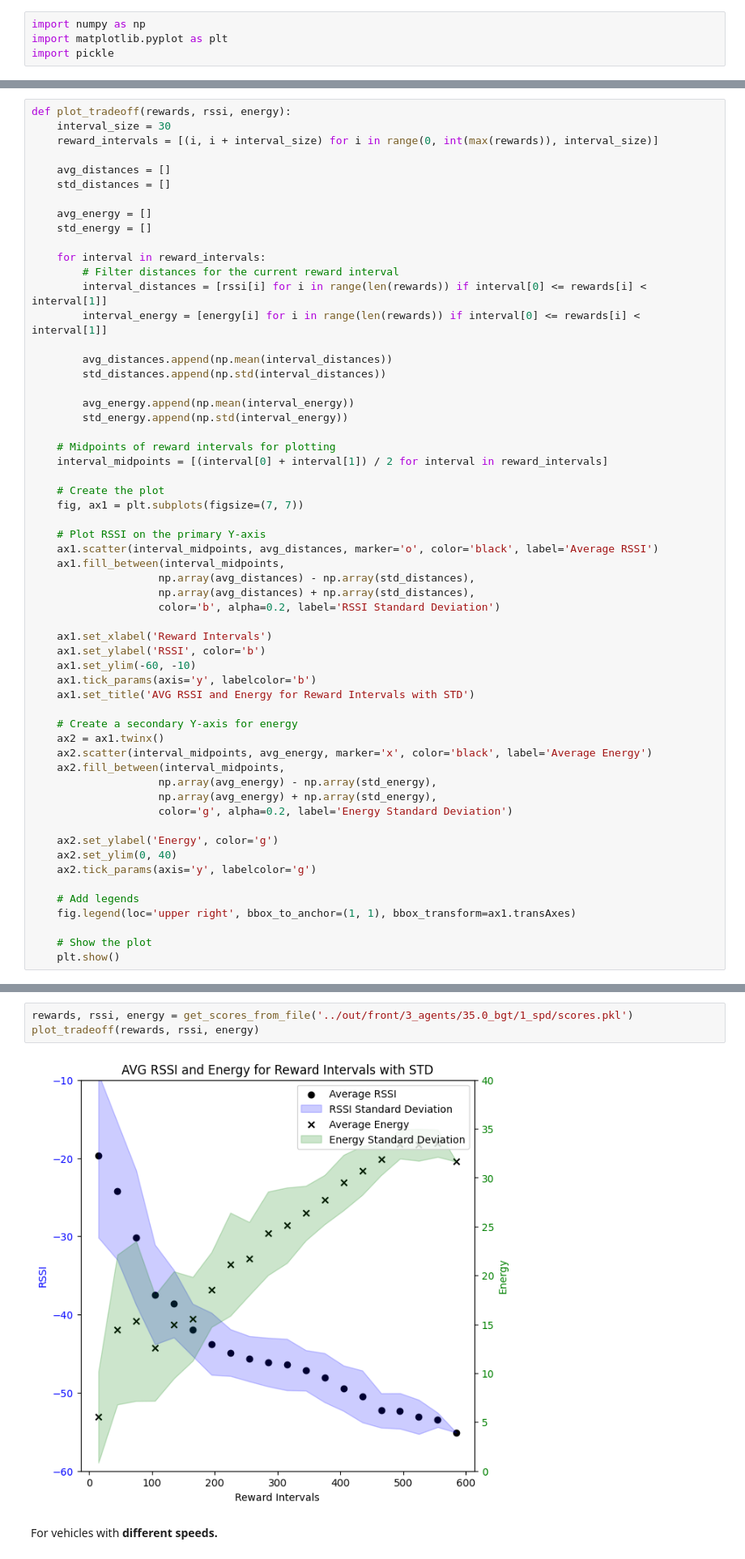
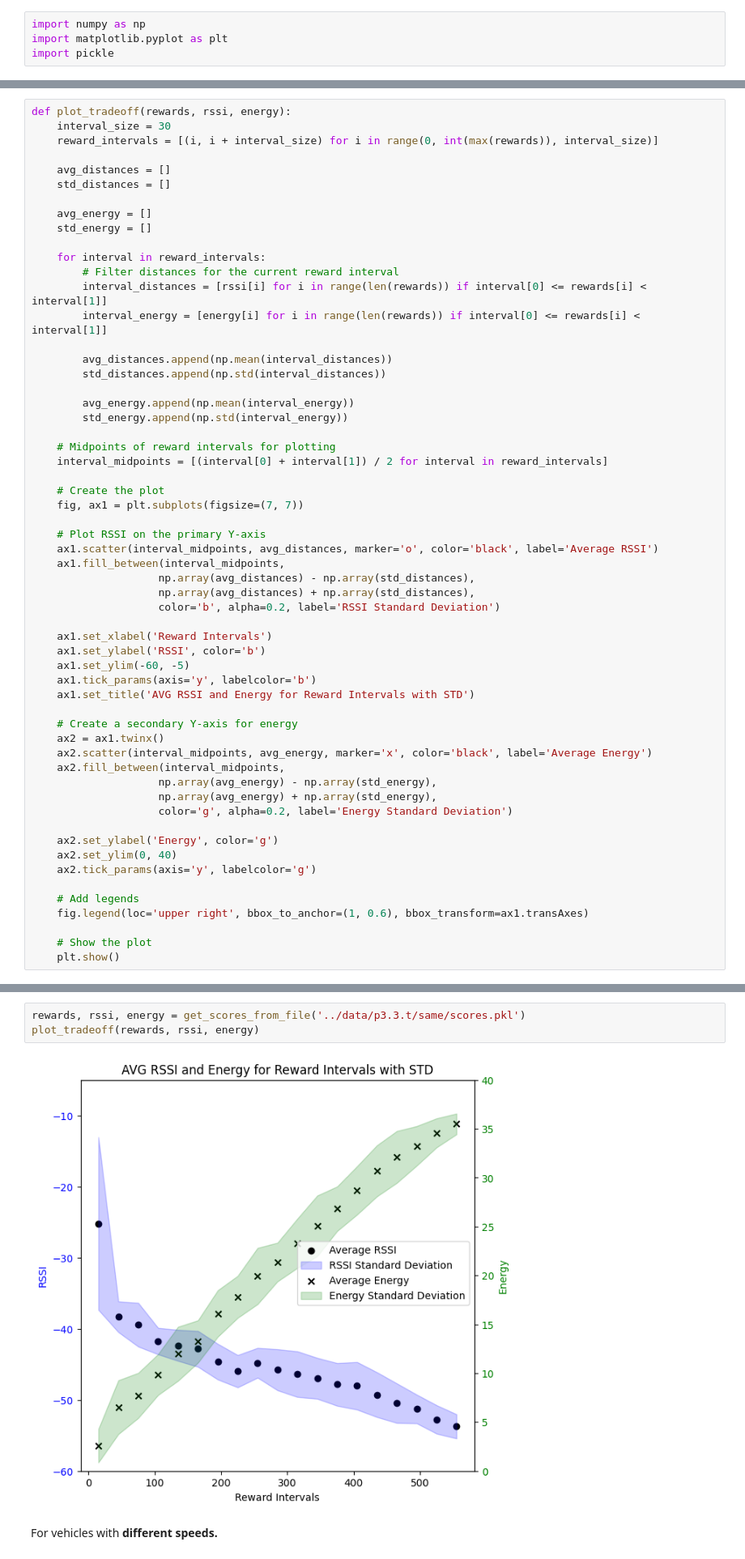
Before and after one commit to marcotuliopin/multi-robot-routing, a Jupyter notebook: experiments/tradeoff_comm_reward.ipynb, the cells around one changed output, grey strips where cells are left out. Shown at 81% size. Saved outputs shown, nothing was run; the diff lists cells and outputs as text.

```diff
--- a/experiments/tradeoff_comm_reward.ipynb
+++ b/experiments/tradeoff_comm_reward.ipynb
@@ -54,7 +54,7 @@ def plot_tradeoff(rewards, rssi, energy):
 
     ax1.set_xlabel('Reward Intervals')
     ax1.set_ylabel('RSSI', color='b')
-    ax1.set_ylim(-60, -10)
+    ax1.set_ylim(-60, -5)
     ax1.tick_params(axis='y', labelcolor='b')
     ax1.set_title('AVG RSSI and Energy for Reward Intervals with STD')
 
@@ -71,7 +71,7 @@ def plot_tradeoff(rewards, rssi, energy):
     ax2.tick_params(axis='y', labelcolor='g')
 
     # Add legends
-    fig.legend(loc='upper right', bbox_to_anchor=(1, 1), bbox_transform=ax1.transAxes)
+    fig.legend(loc='upper right', bbox_to_anchor=(1, 0.6), bbox_transform=ax1.transAxes)
 
     # Show the plot
     plt.show()
@@ -80,7 +89,7 @@ For **homogeneous vehicles.**
 # %%
-rewards, rssi, energy = get_scores_from_file('../out/front/3_agents/35.0_bgt/1_spd/scores.pkl')
+rewards, rssi, energy = get_scores_from_file('../data/p3.3.t/same/scores.pkl')
 plot_tradeoff(rewards, rssi, energy)
 # %% [output]
-[figure, old version]
+[figure, new version]
 # %% [markdown]
 For vehicles with **different speeds.**
```
Also changed, not shown: parts of 6 cells of this notebook, 8 other files.
